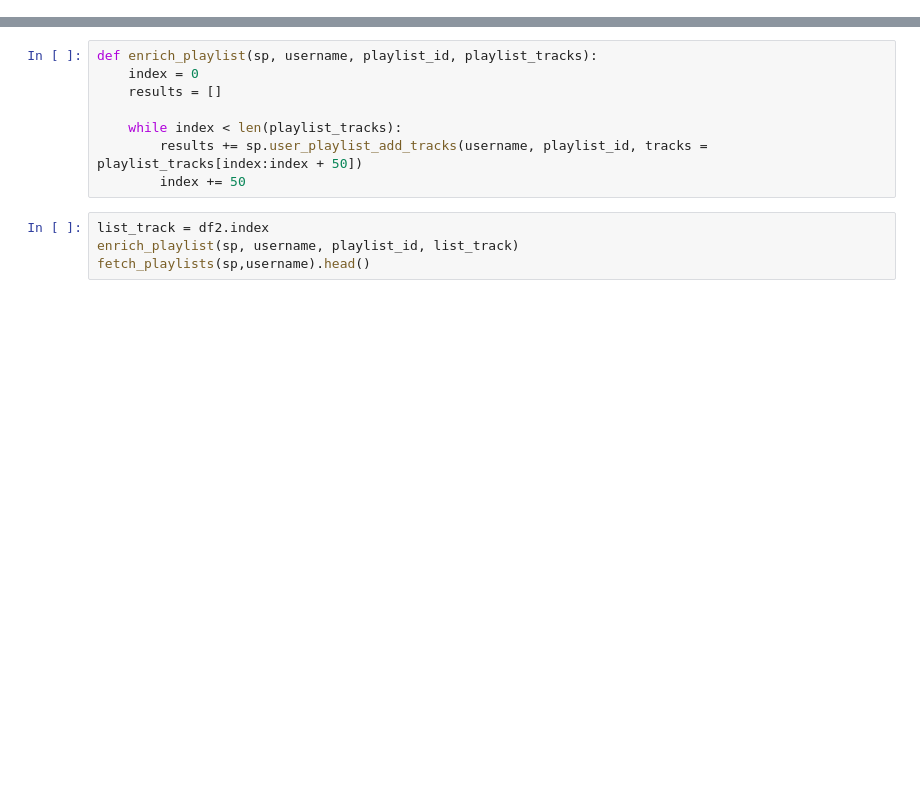
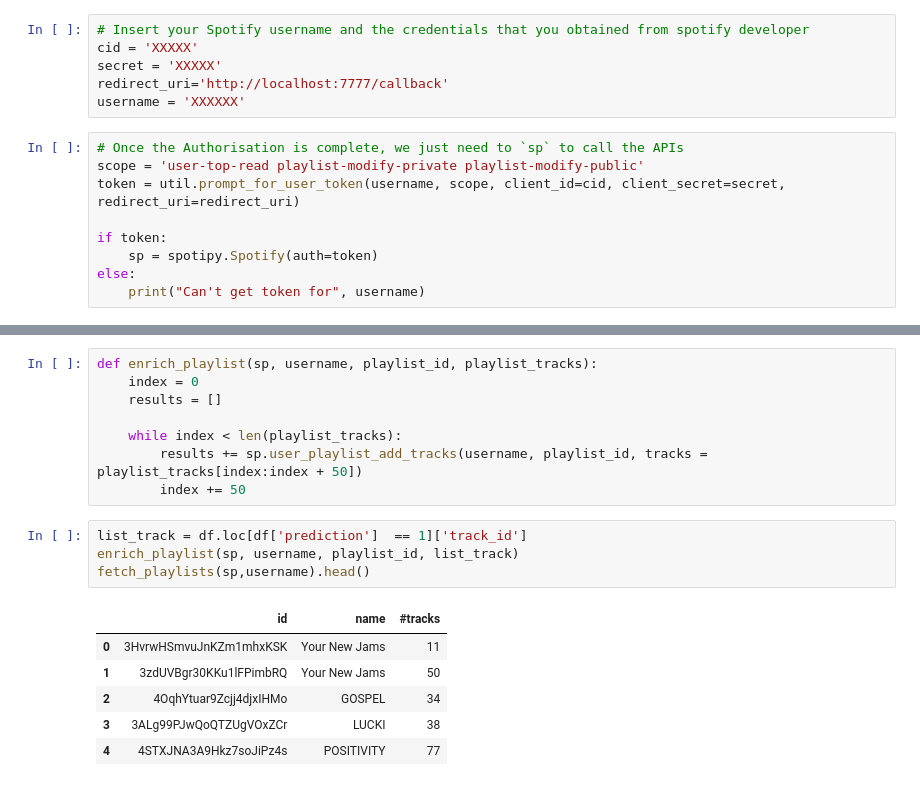
Before and after one commit to lognorman20/spotify_recommender, a Jupyter notebook: model_creation.ipynb, the cells around one changed output, grey strips where cells are left out. Drawn from its saved outputs; the diff is of its cells as text; blank space fills up the shorter version.

```diff
--- a/model_creation.ipynb
+++ b/model_creation.ipynb
@@ -297,3 +302,18 @@ Name: prediction, dtype: int64
+# %%
+# Insert your Spotify username and the credentials that you obtained from spotify developer
+cid = 'XXXXX'
+secret = 'XXXXX'
+redirect_uri='http://localhost:7777/callback'
+username = 'XXXXXX'
+# %%
+# Once the Authorisation is complete, we just need to `sp` to call the APIs
+scope = 'user-top-read playlist-modify-private playlist-modify-public'
+token = util.prompt_for_user_token(username, scope, client_id=cid, client_secret=secret, redirect_uri=redirect_uri)
+
+if token:
+    sp = spotipy.Spotify(auth=token)
+else:
+    print("Can't get token for", username)
 # %%
 def create_playlist(sp, username, playlist_name, playlist_description):
     playlists = sp.user_playlist_create(username, playlist_name, description = playlist_description)
@@ -332,6 +359,13 @@ def enrich_playlist(sp, username, playlist_id, playlist_tracks):
         results += sp.user_playlist_add_tracks(username, playlist_id, tracks = playlist_tracks[index:index + 50])
         index += 50
 # %%
-list_track = df2.index
+list_track = df.loc[df['prediction']  == 1]['track_id']
 enrich_playlist(sp, username, playlist_id, list_track)
 fetch_playlists(sp,username).head()
+# %% [output]
+|  | id | name | #tracks |
+| 0 | 3HvrwHSmvuJnKZm1mhxKSK | Your New Jams | 11 |
+| 1 | 3zdUVBgr30KKu1lFPimbRQ | Your New Jams | 50 |
+| 2 | 4OqhYtuar9Zcjj4djxIHMo | GOSPEL | 34 |
+| 3 | 3ALg99PJwQoQTZUgVOxZCr | LUCKI | 38 |
+| 4 | 4STXJNA3A9Hkz7soJiPz4s | POSITIVITY | 77 |
```
Also changed, not shown: parts of 17 cells of this notebook.
